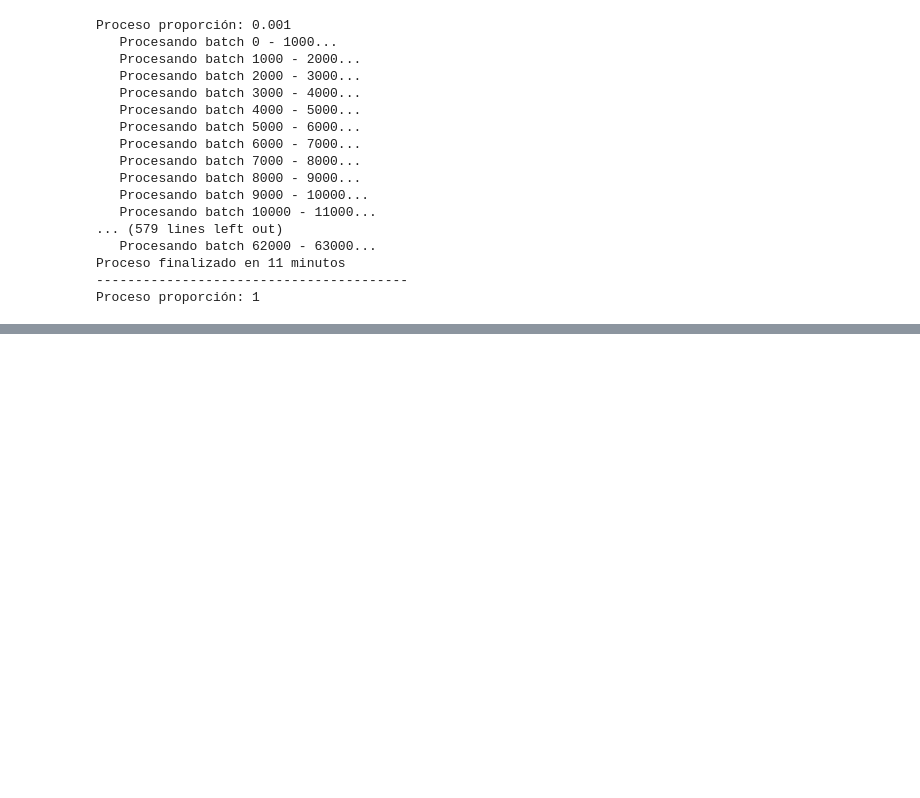
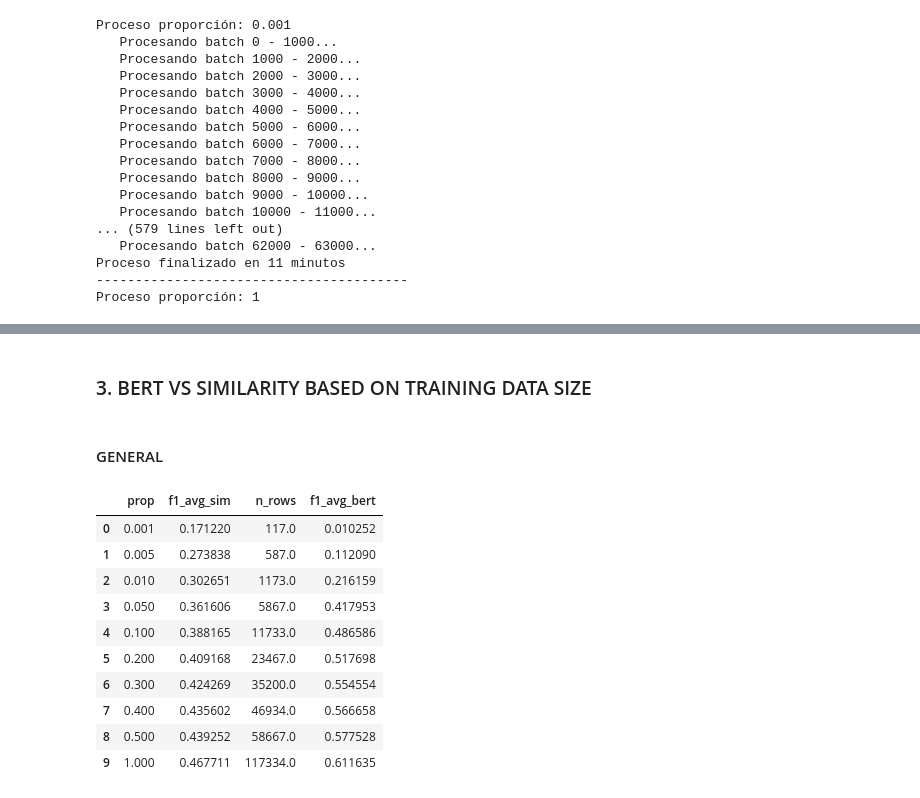
Before and after one commit to Yamilhb/bert-vs-rag, a Jupyter notebook: notebook/rag_vs_fine_tuning.ipynb, the cells around one changed output, grey strips where cells are left out. Cells and saved outputs as stored; diff of their text form; code cells hidden in the pictures; blank space fills up the shorter version.

```diff
--- a/notebook/rag_vs_fine_tuning.ipynb
+++ b/notebook/rag_vs_fine_tuning.ipynb
@@ -428,0 +540,5 @@ Proceso proporción: 1
+# %%
+f1_size = sim.groupby(['prop']).agg(
+    f1_score_avg = pd.NamedAgg(column='F1-Score', aggfunc='mean'),
+    n_rows = pd.NamedAgg(column='n_rows_label', aggfunc='sum')
+).reset_index()
@@ -428,0 +623,23 @@ Proceso proporción: 1
+# %% [markdown]
+### 3. BERT VS SIMILARITY BASED ON TRAINING DATA SIZE
+# %% [markdown]
+#### GENERAL
+# %%
+f1_bert_sim =f1_size.rename(columns={'f1_score_avg':'f1_avg_sim'}).merge(
+    f1_size_b[['prop','f1_score_avg']].rename(columns={'f1_score_avg':'f1_avg_bert'}),
+    how='left',
+    on = 'prop'
+)
+f1_bert_sim
+# %% [output]
+|  | prop | f1_avg_sim | n_rows | f1_avg_bert |
+| 0 | 0.001 | 0.171220 | 117.0 | 0.010252 |
+| 1 | 0.005 | 0.273838 | 587.0 | 0.112090 |
+| 2 | 0.010 | 0.302651 | 1173.0 | 0.216159 |
+| 3 | 0.050 | 0.361606 | 5867.0 | 0.417953 |
+| 4 | 0.100 | 0.388165 | 11733.0 | 0.486586 |
+| 5 | 0.200 | 0.409168 | 23467.0 | 0.517698 |
+| 6 | 0.300 | 0.424269 | 35200.0 | 0.554554 |
+| 7 | 0.400 | 0.435602 | 46934.0 | 0.566658 |
+| 8 | 0.500 | 0.439252 | 58667.0 | 0.577528 |
+| 9 | 1.000 | 0.467711 | 117334.0 | 0.611635 |
```
Also changed, not shown: parts of 33 cells of this notebook, 1 other file.
